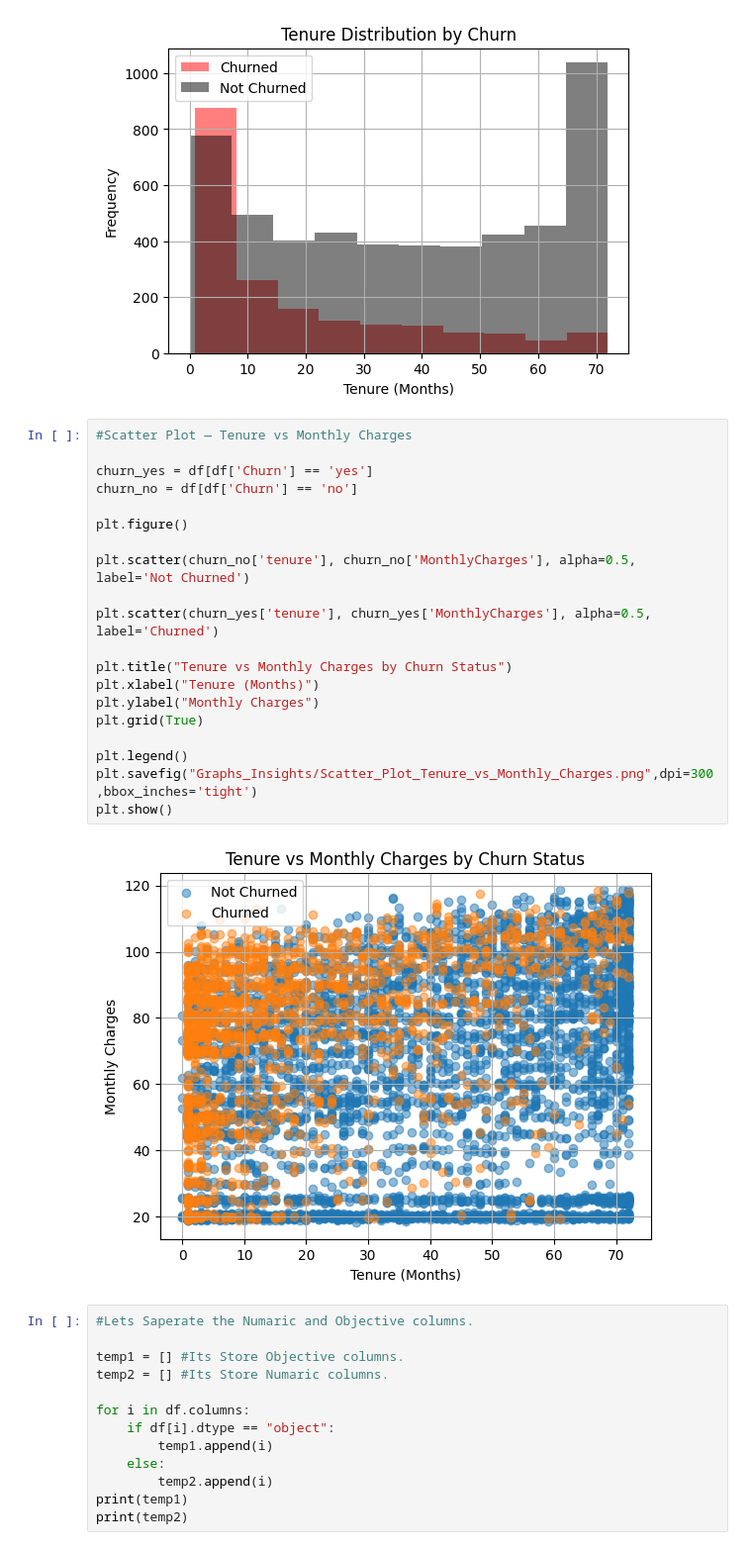
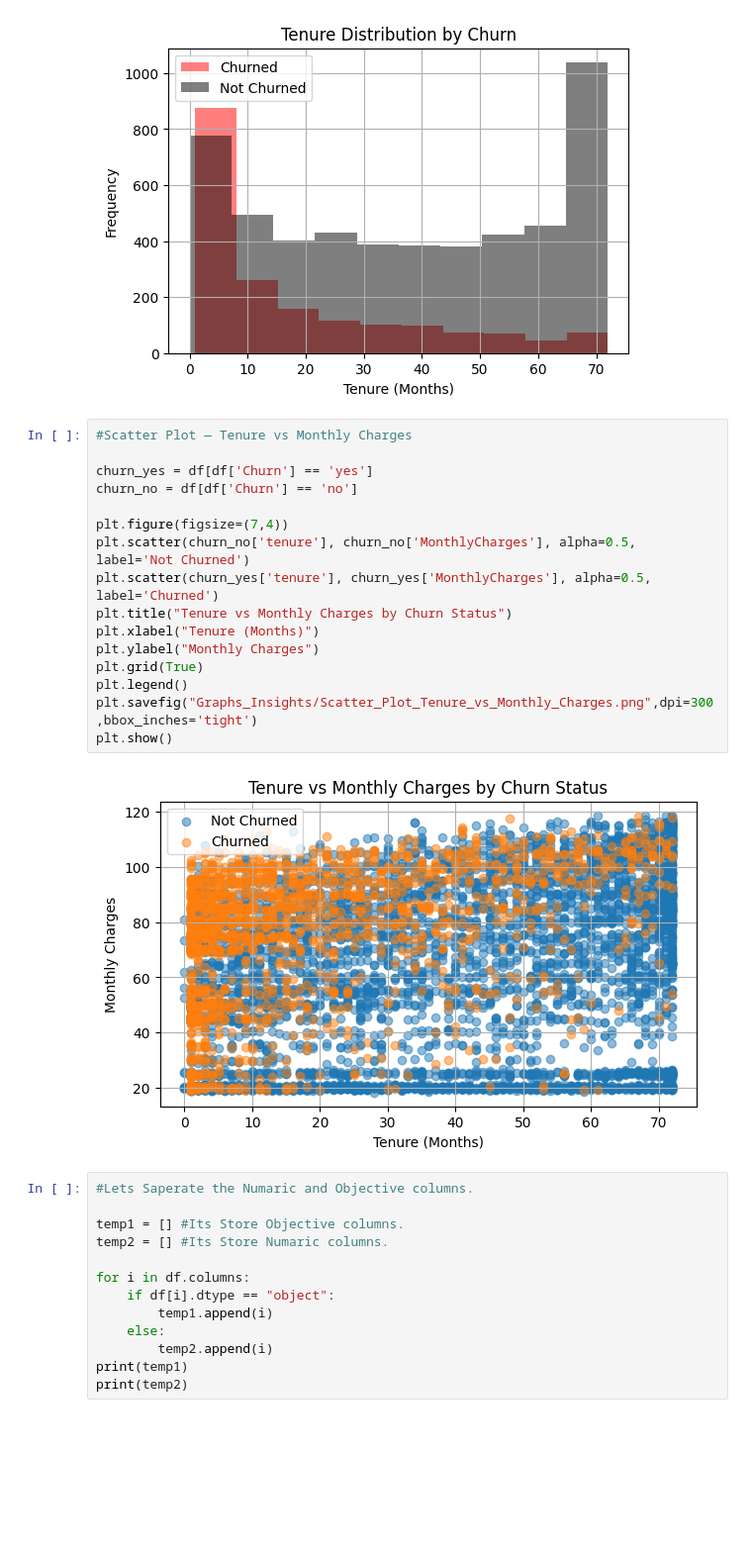
Before and after one commit to derravi/ChurnSense_An_Automated_Machine_Learning_System_for_Customer_Churn_Risk_Prediction, a Jupyter notebook: main.ipynb, the cells around one changed output. Shown at 99% size. Cells and saved outputs as stored; diff of their text form; blank space fills up the shorter version.

```diff
--- a/main.ipynb
+++ b/main.ipynb
@@ -95,25 +95,21 @@ plt.show()
 # %%
 #Scatter Plot — Tenure vs Monthly Charges
 
 churn_yes = df[df['Churn'] == 'yes']
 churn_no = df[df['Churn'] == 'no']
 
-plt.figure()
-
+plt.figure(figsize=(7,4))
 plt.scatter(churn_no['tenure'], churn_no['MonthlyCharges'], alpha=0.5, label='Not Churned')
-
 plt.scatter(churn_yes['tenure'], churn_yes['MonthlyCharges'], alpha=0.5, label='Churned')
-
 plt.title("Tenure vs Monthly Charges by Churn Status")
 plt.xlabel("Tenure (Months)")
 plt.ylabel("Monthly Charges")
 plt.grid(True)
-
 plt.legend()
 plt.savefig("Graphs_Insights/Scatter_Plot_Tenure_vs_Monthly_Charges.png",dpi=300,bbox_inches='tight')
 plt.show()
 # %% [output]
-[figure, old version]
+[figure, new version]
 # %%
 #Lets Saperate the Numaric and Objective columns.
 
```
Also changed, not shown: parts of 3 cells of this notebook, 1 other file.
